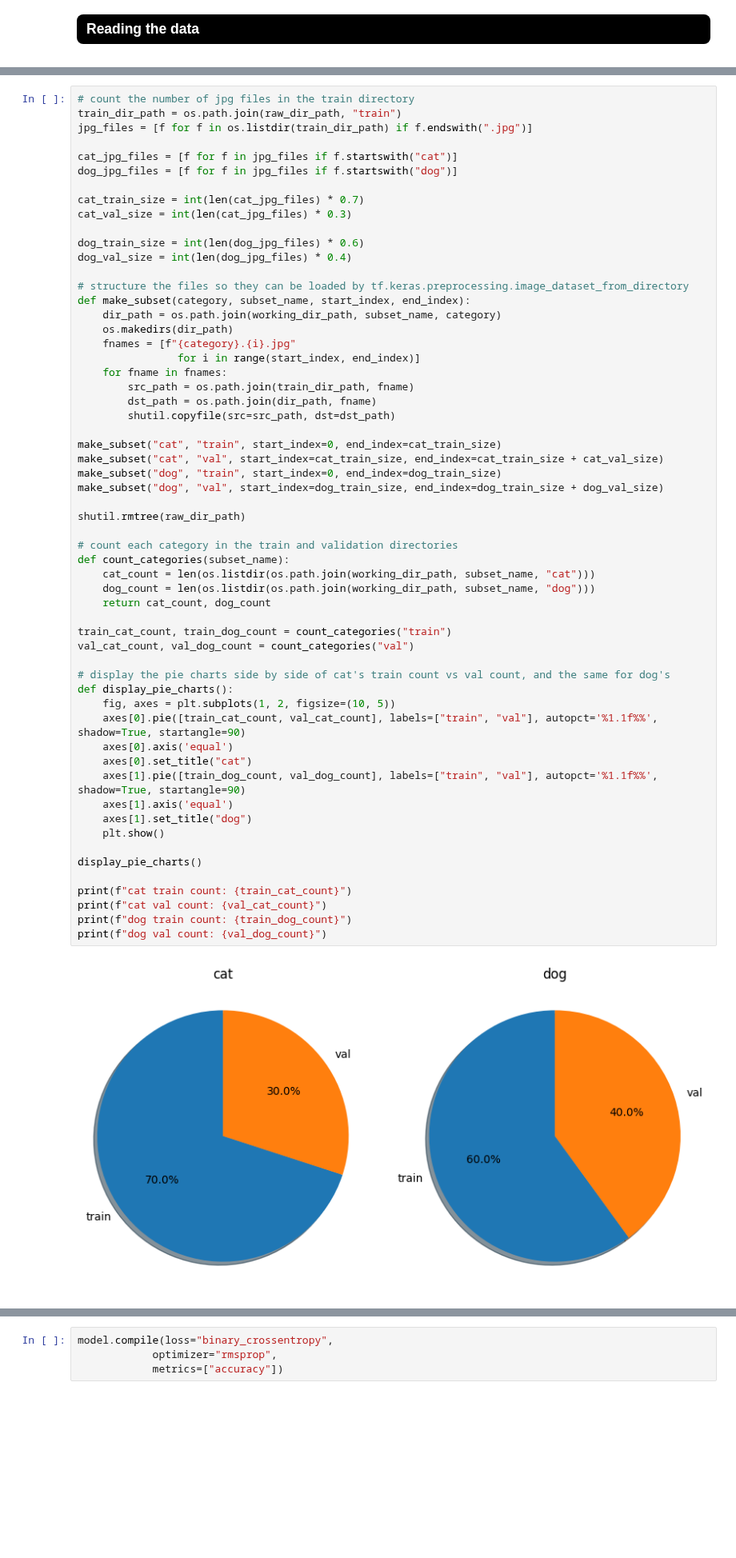
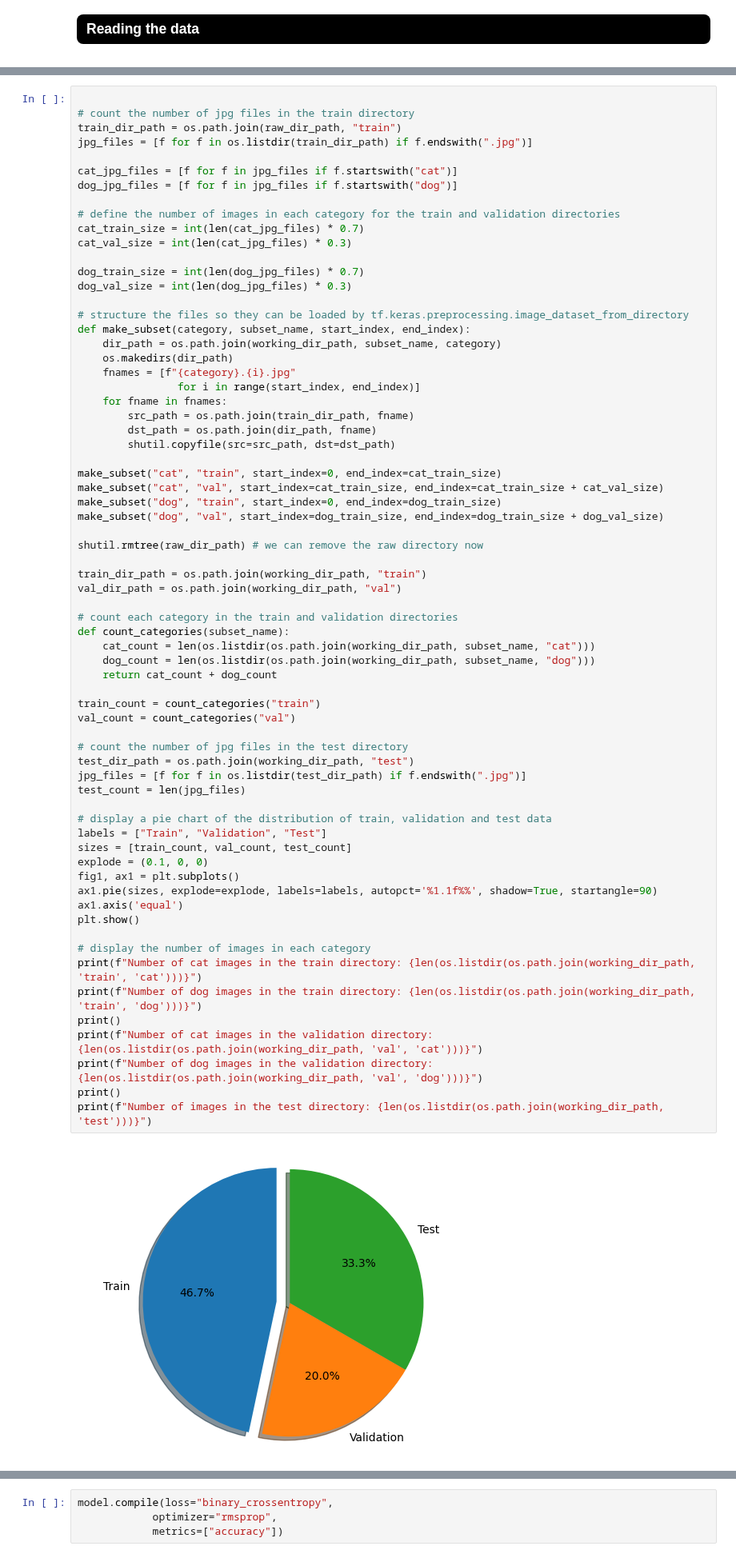
Before and after one commit to renaudjmathieu/Kaggle, a Jupyter notebook: CNN from scratch/cnn-from-scratch.ipynb, the cells around one changed output, grey strips where cells are left out. Shown at 80% size. Saved outputs shown, nothing was run; the diff lists cells and outputs as text; blank space fills up the shorter version.

```diff
--- a/CNN from scratch/cnn-from-scratch.ipynb
+++ b/CNN from scratch/cnn-from-scratch.ipynb
@@ -56,4 +52,5 @@ os.makedirs(test_dir_path, exist_ok=True)
 # %%
+
 # count the number of jpg files in the train directory
 train_dir_path = os.path.join(raw_dir_path, "train")
 jpg_files = [f for f in os.listdir(train_dir_path) if f.endswith(".jpg")]
@@ -61,55 +58,64 @@ jpg_files = [f for f in os.listdir(train_dir_path) if f.endswith(".jpg")]
 cat_jpg_files = [f for f in jpg_files if f.startswith("cat")]
 dog_jpg_files = [f for f in jpg_files if f.startswith("dog")]
 
+# define the number of images in each category for the train and validation directories
 cat_train_size = int(len(cat_jpg_files) * 0.7)
 cat_val_size = int(len(cat_jpg_files) * 0.3)
 
-dog_train_size = int(len(dog_jpg_files) * 0.6)
-dog_val_size = int(len(dog_jpg_files) * 0.4)
+dog_train_size = int(len(dog_jpg_files) * 0.7)
+dog_val_size = int(len(dog_jpg_files) * 0.3)
 
 # structure the files so they can be loaded by tf.keras.preprocessing.image_dataset_from_directory
 def make_subset(category, subset_name, start_index, end_index):
     dir_path = os.path.join(working_dir_path, subset_name, category)
     os.makedirs(dir_path)
     fnames = [f"{category}.{i}.jpg"
                 for i in range(start_index, end_index)]
     for fname in fnames:
         src_path = os.path.join(train_dir_path, fname)
         dst_path = os.path.join(dir_path, fname)
         shutil.copyfile(src=src_path, dst=dst_path)
 
 make_subset("cat", "train", start_index=0, end_index=cat_train_size)
 make_subset("cat", "val", start_index=cat_train_size, end_index=cat_train_size + cat_val_size)
 make_subset("dog", "train", start_index=0, end_index=dog_train_size)
 make_subset("dog", "val", start_index=dog_train_size, end_index=dog_train_size + dog_val_size)
 
-shutil.rmtree(raw_dir_path)
+shutil.rmtree(raw_dir_path) # we can remove the raw directory now
+
+train_dir_path = os.path.join(working_dir_path, "train")
+val_dir_path = os.path.join(working_dir_path, "val")
 
 # count each category in the train and validation directories
 def count_categories(subset_name):
     cat_count = len(os.listdir(os.path.join(working_dir_path, subset_name, "cat")))
     dog_count = len(os.listdir(os.path.join(working_dir_path, subset_name, "dog")))
-    return cat_count, dog_count
+    return cat_count + dog_count
 
-train_cat_count, train_dog_count = count_categories("train")
-val_cat_count, val_dog_count = count_categories("val")
+train_count = count_categories("train")
+val_count = count_categories("val")
 
-# display the pie charts side by side of cat's train count vs val count, and the same for dog's
-def display_pie_charts():
-    fig, axes = plt.subplots(1, 2, figsize=(10, 5))
-    axes[0].pie([train_cat_count, val_cat_count], labels=["train", "val"], autopct='%1.1f%%', shadow=True, startangle=90)
-    axes[0].axis('equal')
-    axes[0].set_title("cat")
-    axes[1].pie([train_dog_count, val_dog_count], labels=["train", "val"], autopct='%1.1f%%', shadow=True, startangle=90)
-    axes[1].axis('equal')
-    axes[1].set_title("dog")
-    plt.show()
+# count the number of jpg files in the test directory
+test_dir_path = os.path.join(working_dir_path, "test")
+jpg_files = [f for f in os.listdir(test_dir_path) if f.endswith(".jpg")]
+test_count = len(jpg_files)
 
-display_pie_charts()
+# display a pie chart of the distribution of train, validation and test data
+labels = ["Train", "Validation", "Test"]
+sizes = [train_count, val_count, test_count]
+explode = (0.1, 0, 0)
+fig1, ax1 = plt.subplots()
+ax1.pie(sizes, explode=explode, labels=labels, autopct='%1.1f%%', shadow=True, startangle=90)
+ax1.axis('equal')
+plt.show()
 
-print(f"cat train count: {train_cat_count}")
-print(f"cat val count: {val_cat_count}")
-print(f"dog train count: {train_dog_count}")
-print(f"dog val count: {val_dog_count}")
+# display the number of images in each category
+print(f"Number of cat images in the train directory: {len(os.listdir(os.path.join(working_dir_path, 'train', 'cat')))}")
+print(f"Number of dog images in the train directory: {len(os.listdir(os.path.join(working_dir_path, 'train', 'dog')))}")
+print()
+print(f"Number of cat images in the validation directory: {len(os.listdir(os.path.join(working_dir_path, 'val', 'cat')))}")
+print(f"Number of dog images in the validation directory: {len(os.listdir(os.path.join(working_dir_path, 'val', 'dog')))}")
+print()
+print(f"Number of images in the test directory: {len(os.listdir(os.path.join(working_dir_path, 'test')))}")
 # %% [output]
-[figure, old version]
+[figure, new version]
```
Also changed, not shown: parts of 8 cells of this notebook, 2 other files.
